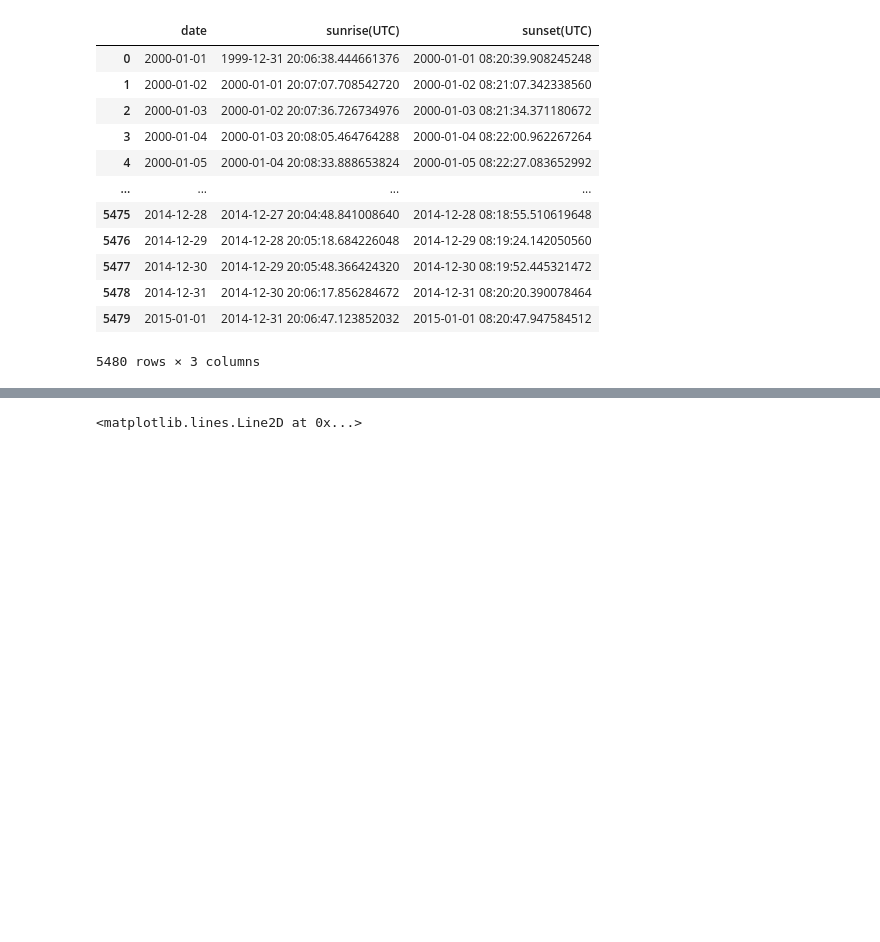
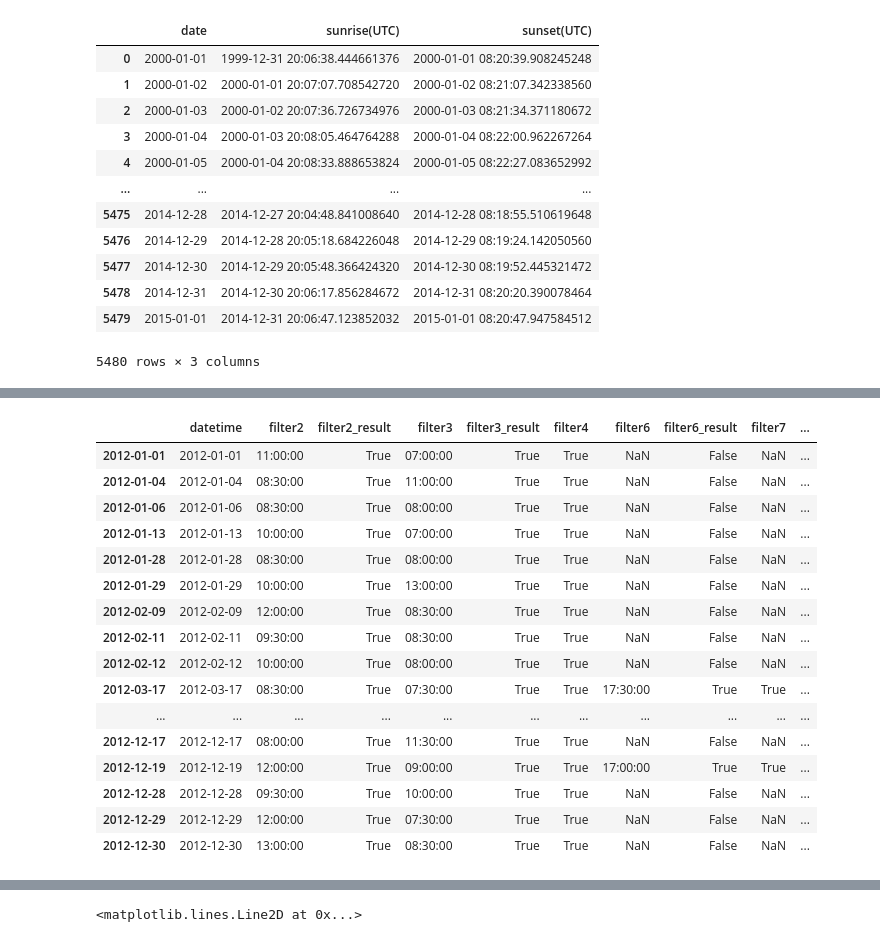
Before and after one commit to nmathewa/LSB_main, a Jupyter notebook: LSB_detectionv2/wind_analysis/wind_tests.ipynb, the cells around one changed output, grey strips where cells are left out. Cells and saved outputs as stored; diff of their text form; code cells hidden in the pictures; blank space fills up the shorter version.

```diff
--- a/LSB_detectionv2/wind_analysis/wind_tests.ipynb
+++ b/LSB_detectionv2/wind_analysis/wind_tests.ipynb
@@ -370,2 +372,2 @@ test_result_dft['filter2']= filter_1_results.apply(lambda d: detect_lsb_wd_condi
 # %%
-test_result_dft['filter2_result'] = test_result_dft['filter2'].apply(lambda x: False if x is np.nan else True)
+test_result_dft['filter3_result'] = ~test_result_dft['filter3'].isna()
@@ -389,0 +540,24 @@ test_result_dft['filter3_result'] = ~test_result_dft['filter3'].isna()
+# %%
+test_result_dft['lsb_condition_phase1'] = ((test_result_dft['filter2_result']) & (test_result_dft['filter3_result']) & (test_result_dft['filter4']))
+
+test_result_dft_final = test_result_dft[test_result_dft['lsb_condition_phase1'] == True]
+
+test_result_dft_final
+# %% [output]
+|  | datetime | filter2 | filter2_result | filter3 | filter3_result | filter4 | filter6 | filter6_result | filter7 | ... |
+| 2012-01-01 | 2012-01-01 | 11:00:00 | True | 07:00:00 | True | True | NaN | False | NaN | ... |
+| 2012-01-04 | 2012-01-04 | 08:30:00 | True | 11:00:00 | True | True | NaN | False | NaN | ... |
+| 2012-01-06 | 2012-01-06 | 08:30:00 | True | 08:00:00 | True | True | NaN | False | NaN | ... |
+| 2012-01-13 | 2012-01-13 | 10:00:00 | True | 07:00:00 | True | True | NaN | False | NaN | ... |
+| 2012-01-28 | 2012-01-28 | 08:30:00 | True | 08:00:00 | True | True | NaN | False | NaN | ... |
+| 2012-01-29 | 2012-01-29 | 10:00:00 | True | 13:00:00 | True | True | NaN | False | NaN | ... |
+| 2012-02-09 | 2012-02-09 | 12:00:00 | True | 08:30:00 | True | True | NaN | False | NaN | ... |
+| 2012-02-11 | 2012-02-11 | 09:30:00 | True | 08:30:00 | True | True | NaN | False | NaN | ... |
+| 2012-02-12 | 2012-02-12 | 10:00:00 | True | 08:00:00 | True | True | NaN | False | NaN | ... |
+| 2012-03-17 | 2012-03-17 | 08:30:00 | True | 07:30:00 | True | True | 17:30:00 | True | True | ... |
+| ... | ... | ... | ... | ... | ... | ... | ... | ... | ... | ... |
+| 2012-12-17 | 2012-12-17 | 08:00:00 | True | 11:30:00 | True | True | NaN | False | NaN | ... |
+| 2012-12-19 | 2012-12-19 | 12:00:00 | True | 09:00:00 | True | True | 17:00:00 | True | True | ... |
+| 2012-12-28 | 2012-12-28 | 09:30:00 | True | 10:00:00 | True | True | NaN | False | NaN | ... |
+| 2012-12-29 | 2012-12-29 | 12:00:00 | True | 07:30:00 | True | True | NaN | False | NaN | ... |
+| 2012-12-30 | 2012-12-30 | 13:00:00 | True | 08:30:00 | True | True | NaN | False | NaN | ... |
```
Also changed, not shown: parts of 19 cells of this notebook, 3 other files.
